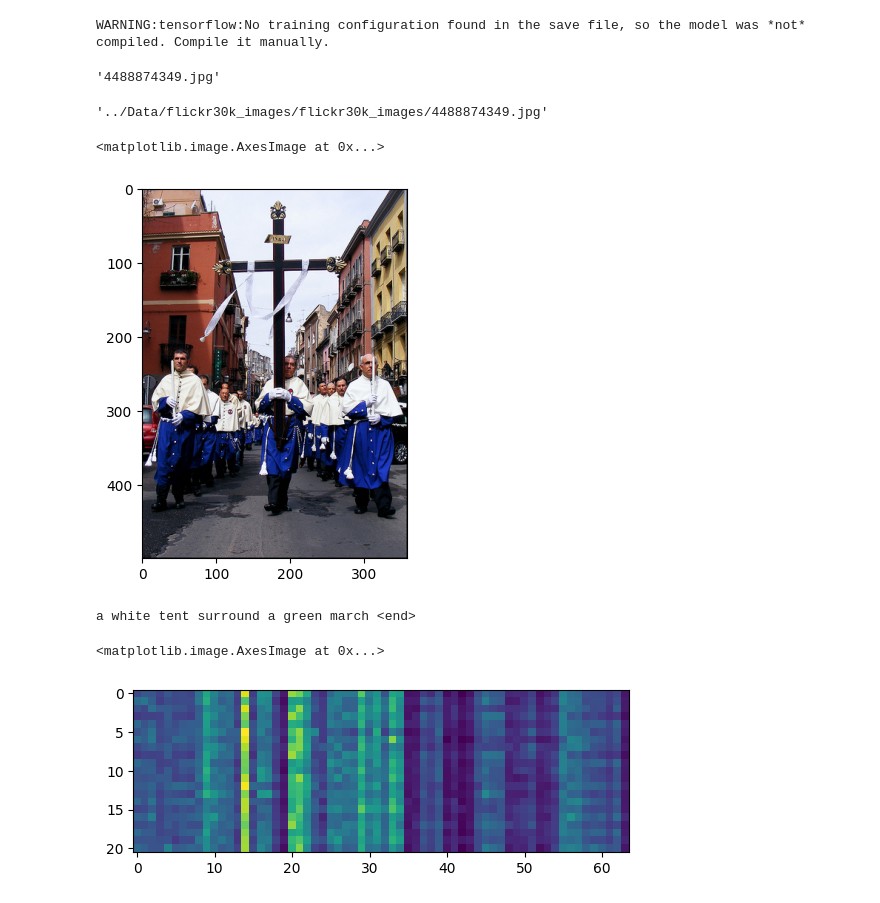
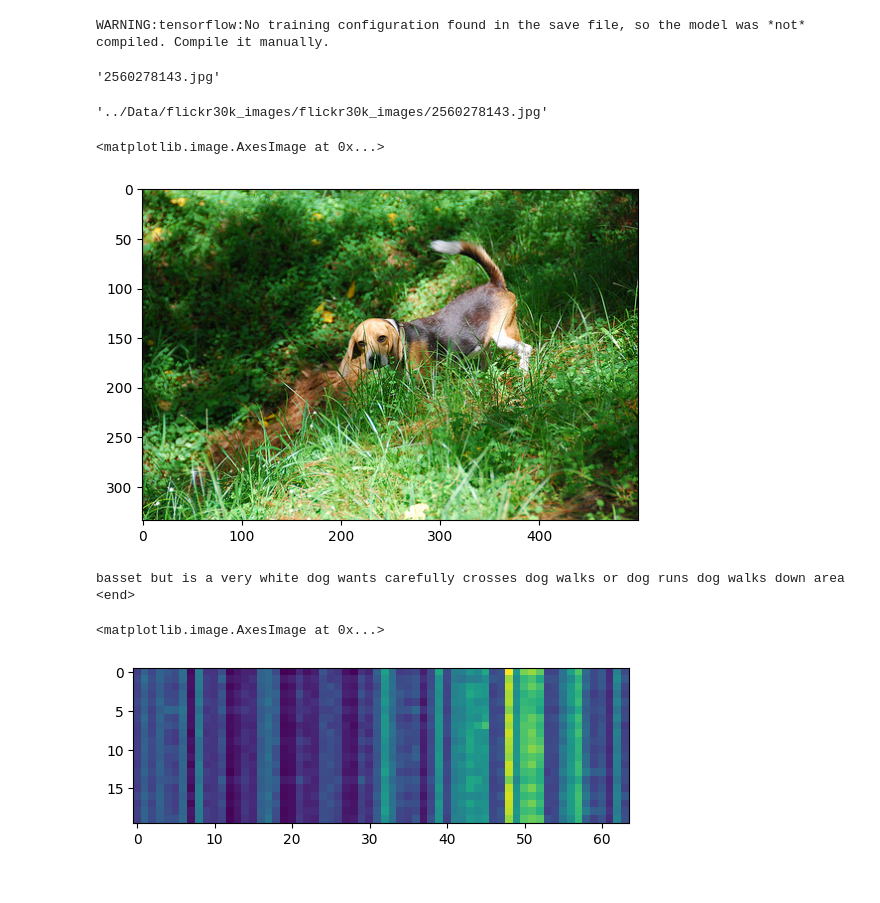
Before and after one commit to shubhankarm01/Image-captioning, a Jupyter notebook: Research/Notebook.ipynb, the cells around one changed output. Drawn from its saved outputs; the diff is of its cells as text; code cells hidden in the pictures.

```diff
--- a/Research/Notebook.ipynb
+++ b/Research/Notebook.ipynb
@@ -692,3 +618,13 @@ optimizer = tf.keras.optimizers.Adam()
+# %%
+# boundaries = [4866, 36495, 48660, 60825]
+# values = [5e-3, 1e-3, 8e-4, 5e-4, 1e-4]
+
+boundaries = [12165]
+values = [8e-5, 5e-5]
+
+lr_schedule = tf.keras.optimizers.schedules.PiecewiseConstantDecay(boundaries, values)
+
+optimizer = tf.keras.optimizers.Adam(learning_rate = lr_schedule)
 # %%
 batch_size
 # %% [output]
@@ -895,7 +826,7 @@ def img_preprocess(img_path):
 # x = IV3.input
 # y = IV3.layers[-3].output
 
-feat_model = tf.keras.models.load_model("../Data/feat_model.h5")
+feat_model = tf.keras.models.load_model("../Data/Saved_files/feat_model.h5")
 # %% [output]
 WARNING:tensorflow:No training configuration found in the save file, so the model was *not* compiled. Compile it manually.
 # %%
@@ -932,20 +863,20 @@ def evaluation(img_path):
     attention_plot = attention_plot[:len(result), :]
     return result, attention_plot
 # %%
-x_test.iloc[1000]
+x_test.iloc[3000]
 # %% [output]
-'4488874349.jpg'
+'2560278143.jpg'
 # %%
 # Test image:
 
 image_folder = "../Data/flickr30k_images/flickr30k_images/"
-img_name = "4488874349.jpg"
+img_name = "2560278143.jpg"
 
 img_path = image_folder + img_name
 
 img_path
 # %% [output]
-'../Data/flickr30k_images/flickr30k_images/4488874349.jpg'
+'../Data/flickr30k_images/flickr30k_images/2560278143.jpg'
 # %%
 import matplotlib.pyplot as plt
 
@@ -953,5 +884,14 @@ img = plt.imread(img_path)
 plt.imshow(img)
 # %% [output]
 <matplotlib.image.AxesImage at 0x...>
-[figure, old version]
+[figure, new version]
+# %%
+result, attention_plot = evaluation(img_path)
+
+x = True
+while x:
+    if 3 < len(result) < 25:
+        x = False
+    else:
+        result, attention_plot = evaluation(img_path)
 # %%
@@ -961,10 +901,10 @@ result = " ".join(result)
 
 print(result)
 # %% [output]
-a white tent surround a green march <end>
+basset but is a very white dog wants carefully crosses dog walks or dog runs dog walks down area <end>
 # %%
-plt.imshow(evaluation(img_path)[1])
+plt.imshow(attention_plot)
 # %% [output]
 <matplotlib.image.AxesImage at 0x...>
-[figure, old version]
+[figure, new version]
 # %%
```
Also changed, not shown: parts of 11 cells of this notebook, 8 other files.
